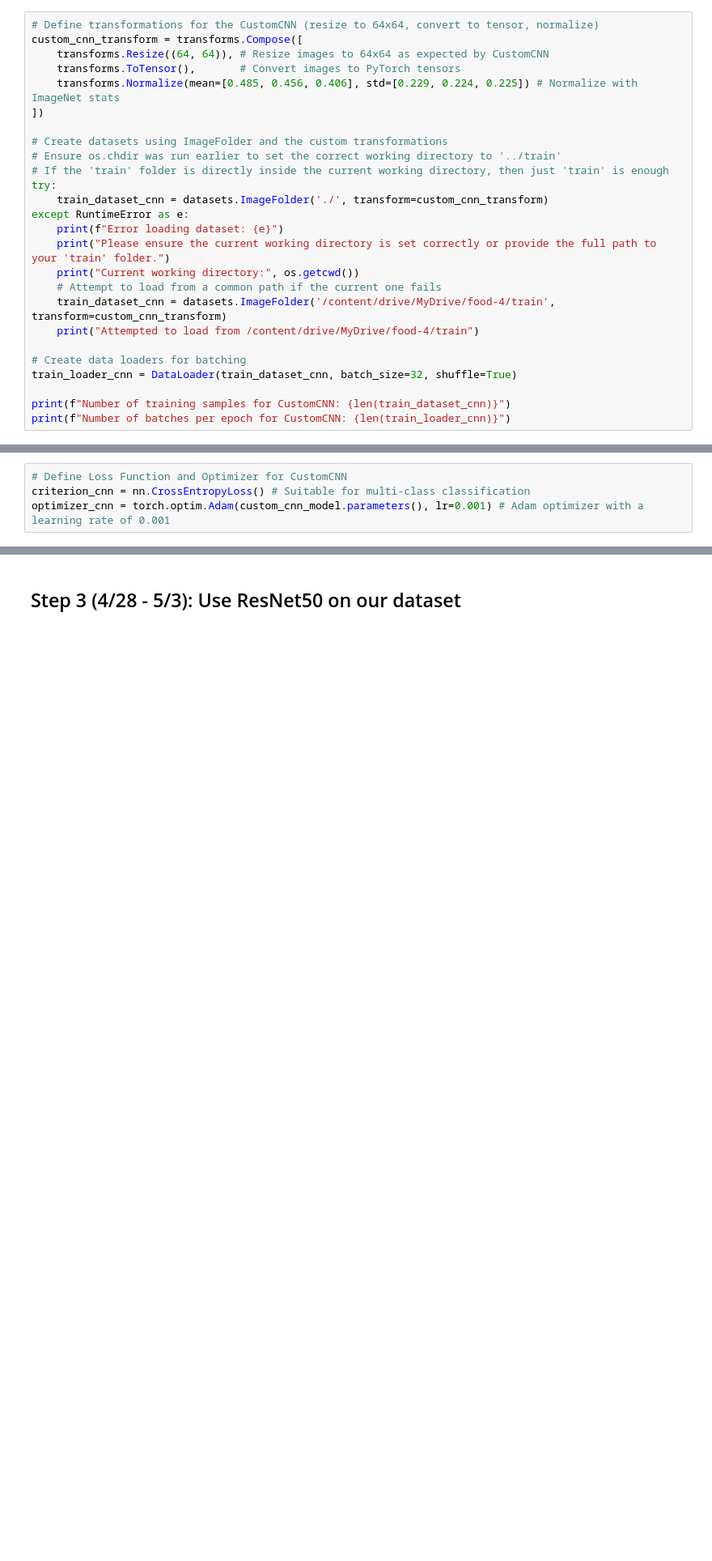
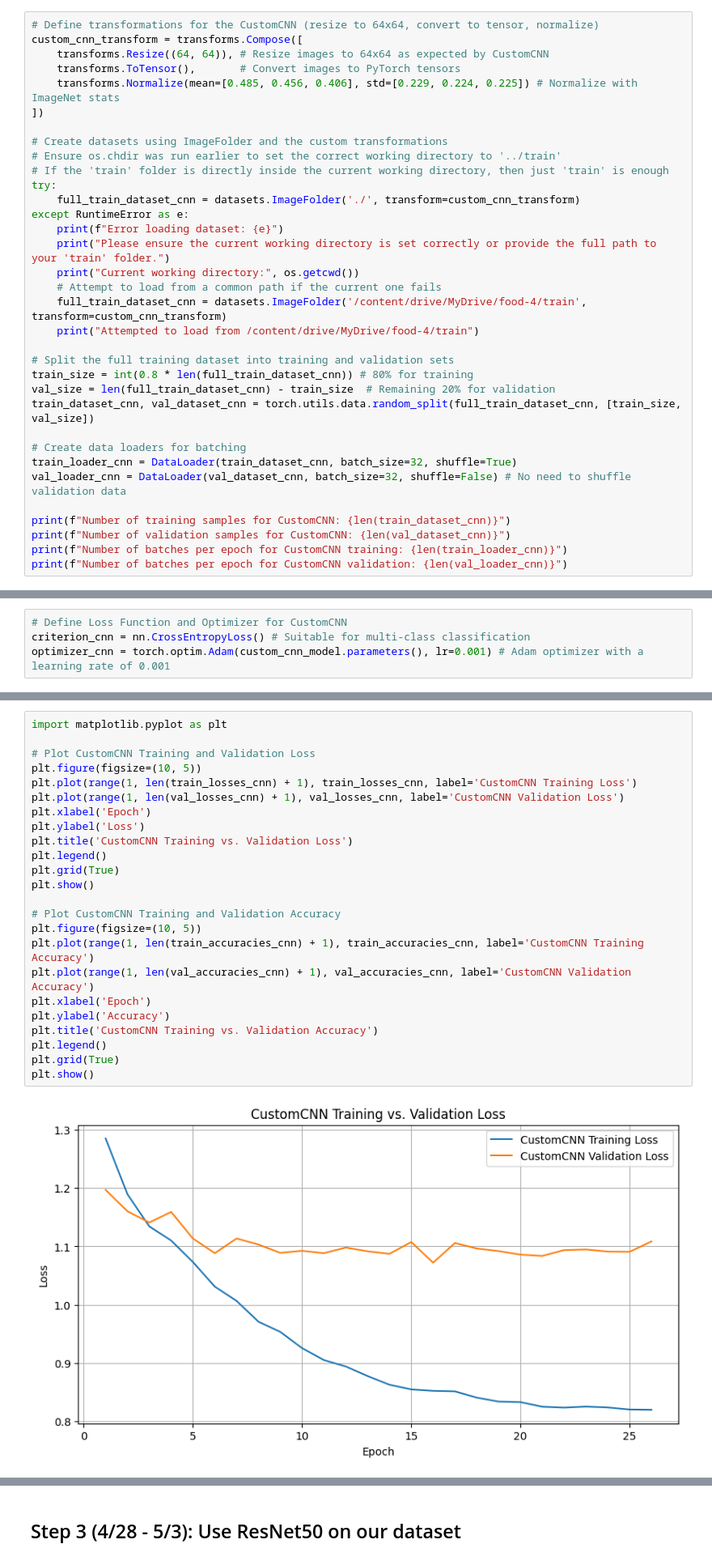
Before and after one commit to sjensen39/CRiSSP, a Jupyter notebook: CRiSSP_Sofie_Sanya.ipynb, the cells around one changed output, grey strips where cells are left out. Shown at 81% size. Cells and saved outputs as stored; diff of their text form; blank space fills up the shorter version.

```diff
--- a/CRiSSP_Sofie_Sanya.ipynb
+++ b/CRiSSP_Sofie_Sanya.ipynb
@@ -279,18 +279,26 @@ custom_cnn_transform = transforms.Compose([
 # Ensure os.chdir was run earlier to set the correct working directory to '../train'
 # If the 'train' folder is directly inside the current working directory, then just 'train' is enough
 try:
-    train_dataset_cnn = datasets.ImageFolder('./', transform=custom_cnn_transform)
+    full_train_dataset_cnn = datasets.ImageFolder('./', transform=custom_cnn_transform)
 except RuntimeError as e:
     print(f"Error loading dataset: {e}")
     print("Please ensure the current working directory is set correctly or provide the full path to your 'train' folder.")
     print("Current working directory:", os.getcwd())
     # Attempt to load from a common path if the current one fails
-    train_dataset_cnn = datasets.ImageFolder('/content/drive/MyDrive/food-4/train', transform=custom_cnn_transform)
+    full_train_dataset_cnn = datasets.ImageFolder('/content/drive/MyDrive/food-4/train', transform=custom_cnn_transform)
     print("Attempted to load from /content/drive/MyDrive/food-4/train")
+
+# Split the full training dataset into training and validation sets
+train_size = int(0.8 * len(full_train_dataset_cnn)) # 80% for training
+val_size = len(full_train_dataset_cnn) - train_size  # Remaining 20% for validation
+train_dataset_cnn, val_dataset_cnn = torch.utils.data.random_split(full_train_dataset_cnn, [train_size, val_size])
 
 # Create data loaders for batching
 train_loader_cnn = DataLoader(train_dataset_cnn, batch_size=32, shuffle=True)
+val_loader_cnn = DataLoader(val_dataset_cnn, batch_size=32, shuffle=False) # No need to shuffle validation data
 
 print(f"Number of training samples for CustomCNN: {len(train_dataset_cnn)}")
-print(f"Number of batches per epoch for CustomCNN: {len(train_loader_cnn)}")
+print(f"Number of validation samples for CustomCNN: {len(val_dataset_cnn)}")
+print(f"Number of batches per epoch for CustomCNN training: {len(train_loader_cnn)}")
+print(f"Number of batches per epoch for CustomCNN validation: {len(val_loader_cnn)}")
 # %% [output]
@@ -362 +386,27 @@ Epoch 20/20, Loss: 0.8292, Accuracy: 0.9150
 Training of CustomCNN complete!
+# %%
+import matplotlib.pyplot as plt
+
+# Plot CustomCNN Training and Validation Loss
+plt.figure(figsize=(10, 5))
+plt.plot(range(1, len(train_losses_cnn) + 1), train_losses_cnn, label='CustomCNN Training Loss')
+plt.plot(range(1, len(val_losses_cnn) + 1), val_losses_cnn, label='CustomCNN Validation Loss')
+plt.xlabel('Epoch')
+plt.ylabel('Loss')
+plt.title('CustomCNN Training vs. Validation Loss')
+plt.legend()
+plt.grid(True)
+plt.show()
+
+# Plot CustomCNN Training and Validation Accuracy
+plt.figure(figsize=(10, 5))
+plt.plot(range(1, len(train_accuracies_cnn) + 1), train_accuracies_cnn, label='CustomCNN Training Accuracy')
+plt.plot(range(1, len(val_accuracies_cnn) + 1), val_accuracies_cnn, label='CustomCNN Validation Accuracy')
+plt.xlabel('Epoch')
+plt.ylabel('Accuracy')
+plt.title('CustomCNN Training vs. Validation Accuracy')
+plt.legend()
+plt.grid(True)
+plt.show()
+# %% [output]
+[figure, added]
```
Also changed, not shown: parts of 18 cells of this notebook.
